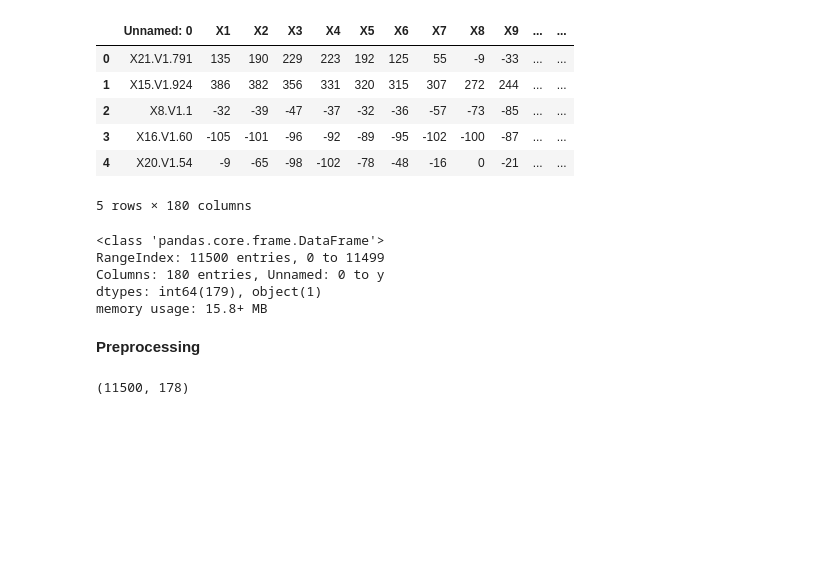
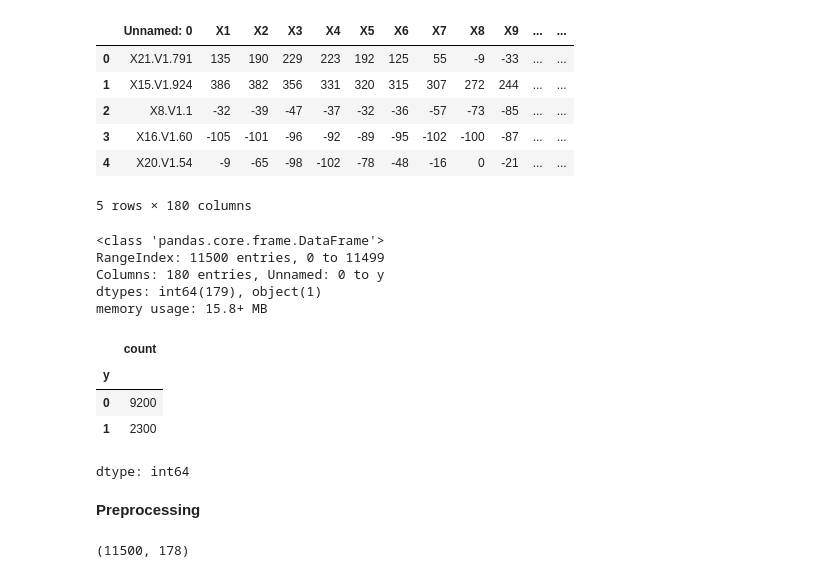
Before and after one commit to rantrek/Epileptic-Seizure-Detection---EEG, a Jupyter notebook: PredictESDeepML.ipynb, the cells around one changed output. Drawn from its saved outputs; the diff is of its cells as text; code cells hidden in the pictures; blank space fills up the shorter version.

```diff
--- a/PredictESDeepML.ipynb
+++ b/PredictESDeepML.ipynb
@@ -68,6 +71,17 @@ RangeIndex: 11500 entries, 0 to 11499
 Columns: 180 entries, Unnamed: 0 to y
 dtypes: int64(179), object(1)
 memory usage: 15.8+ MB
+# %%
+#Check if data is imbalanced
+
+#ct = sns.countplot(data['y'], label = "Count")
+data['y'].value_counts()
+# %% [output]
+|  | count |
+| y |  |
+| 0 | 9200 |
+| 1 | 2300 |
+dtype: int64
 # %% [markdown]
 **Preprocessing**
 # %%
```
Also changed, not shown: parts of 20 cells of this notebook.
